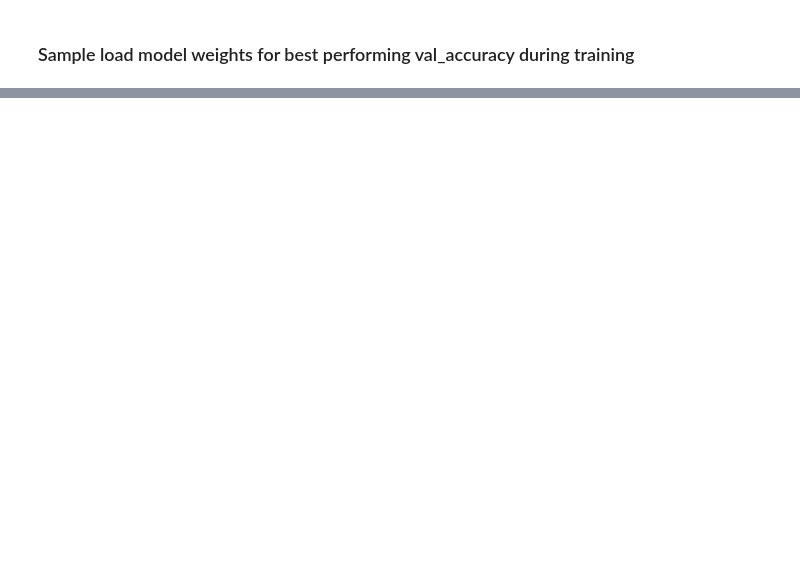
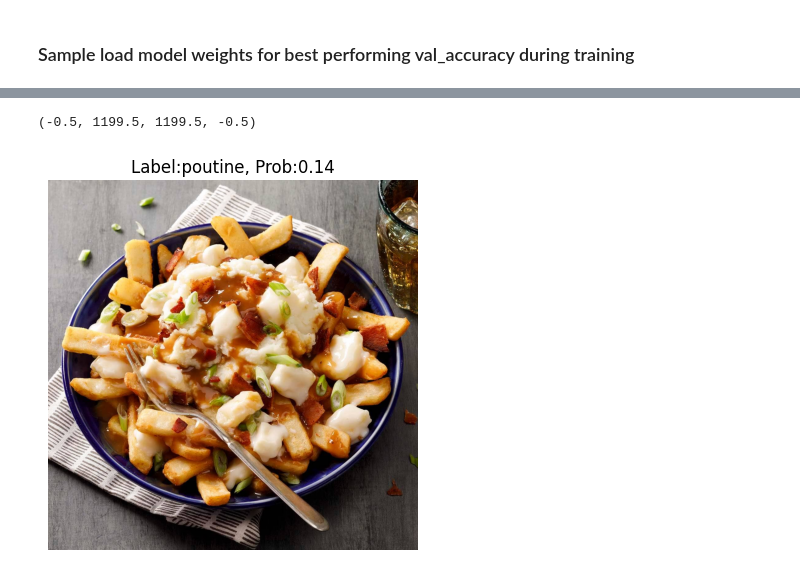
Before and after one commit to ivan-usd/quickeats, a Jupyter notebook: notebooks/model_ivan.ipynb, the cells around one changed output, grey strips where cells are left out. Drawn from its saved outputs; the diff is of its cells as text; code cells hidden in the pictures; blank space fills up the shorter version.

```diff
--- a/notebooks/model_ivan.ipynb
+++ b/notebooks/model_ivan.ipynb
@@ -329,0 +309,8 @@ Detected at node 'model_2/convnext_base/convnext_base_stage_0_block_0_depthwise_
+# %%
+from tensorflow.keras.preprocessing import image
+
+
+#Using random image from google search
+img = image.load_img("../data/imgs/poutine.jpg")
+pred_img = image.img_to_array(img)
+pred_img = tf.expand_dims(pred_img, axis=0)
@@ -329,0 +324,8 @@ Detected at node 'model_2/convnext_base/convnext_base_stage_0_block_0_depthwise_
+# %%
+plt.figure()
+plt.imshow(img)
+plt.title(f'Label:{pred_label}, Prob:{round(float(pred_prob),2)}')
+plt.axis(False)
+# %% [output]
+(-0.5, 1199.5, 1199.5, -0.5)
+[figure, added]
```
Also changed, not shown: parts of 29 cells of this notebook.
